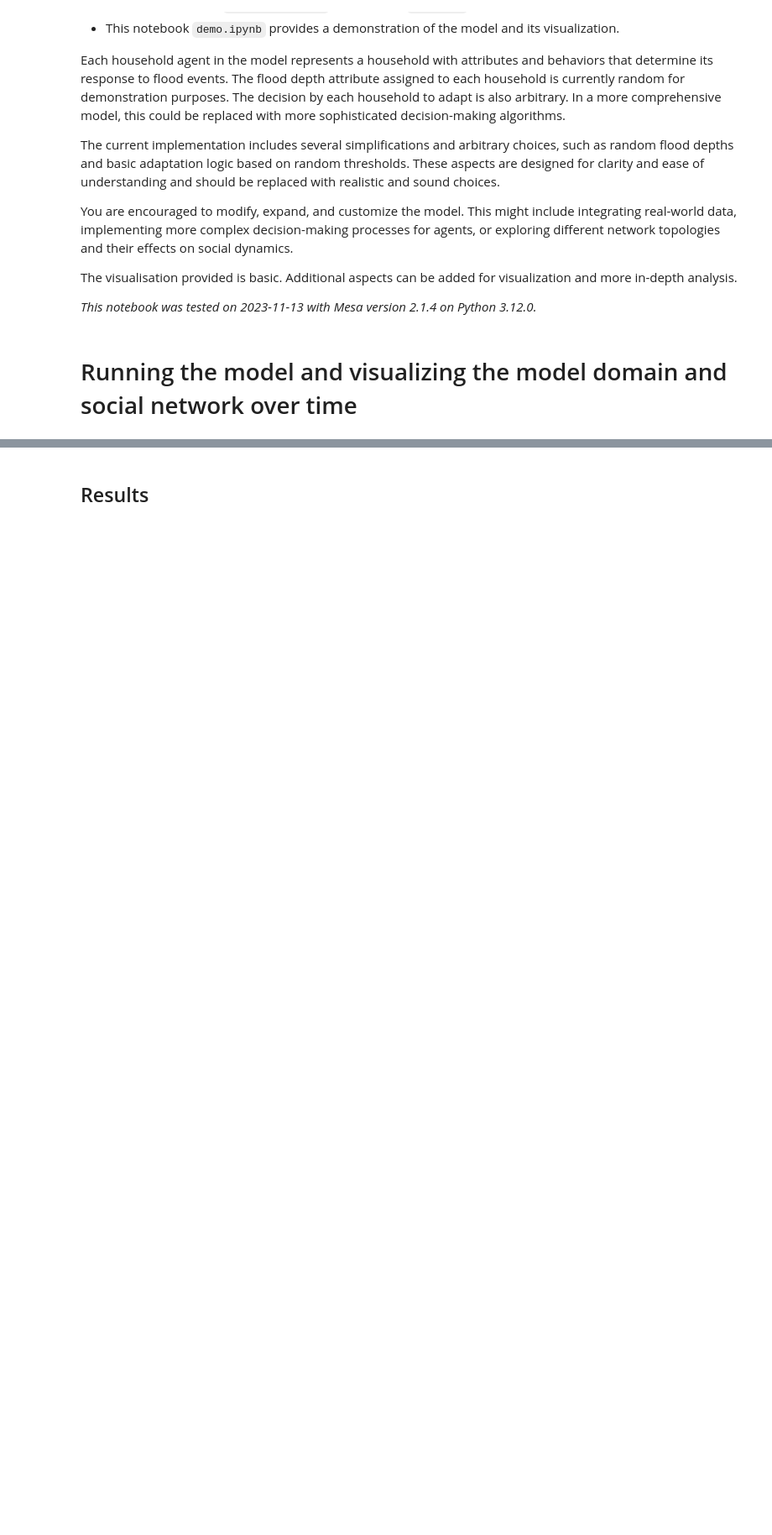
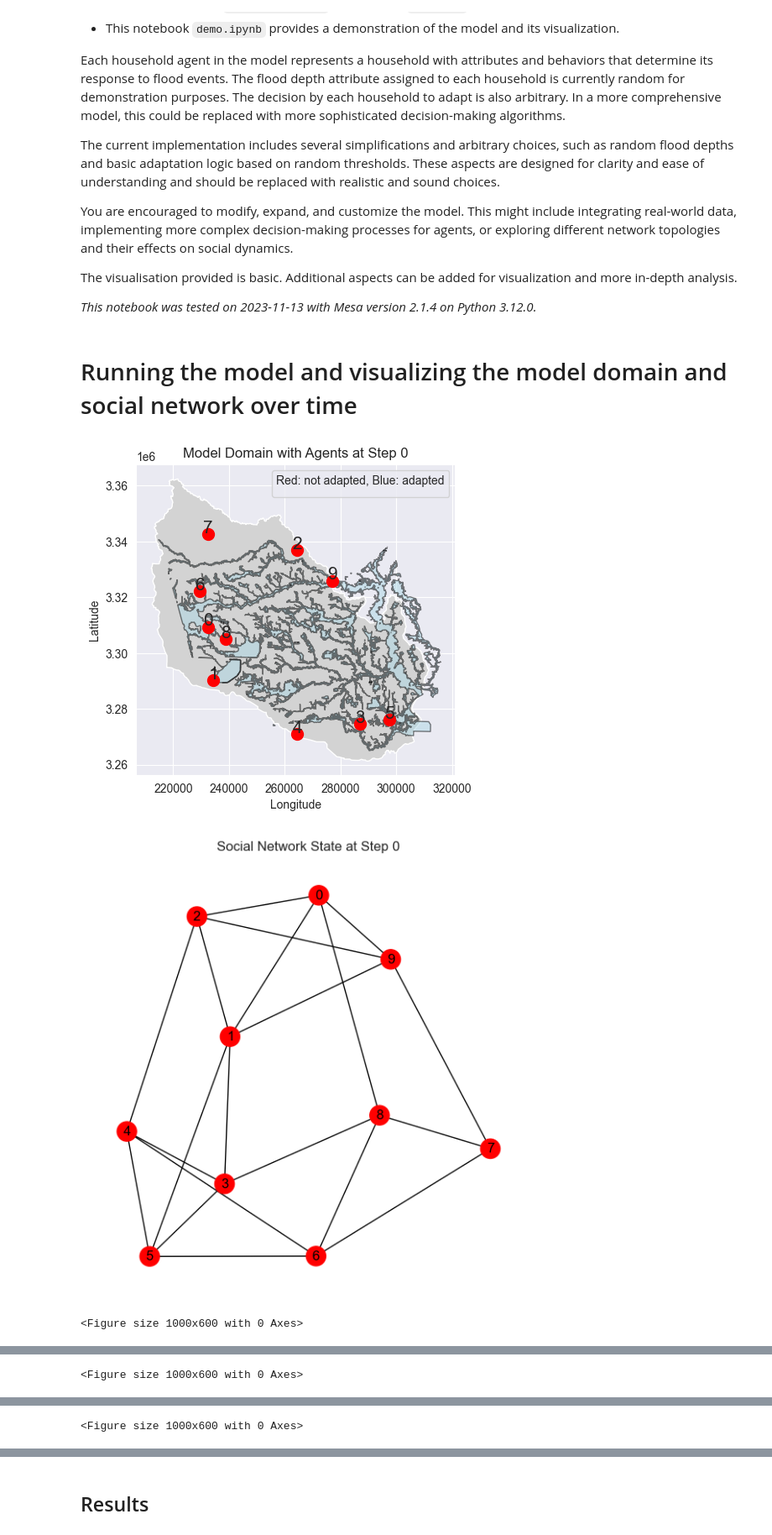
Before and after one commit to roesel1/FloodModel.3-2-2024, a Jupyter notebook: demo.ipynb, the cells around one changed output, grey strips where cells are left out. Shown at 84% size. Drawn from its saved outputs; the diff is of its cells as text; code cells hidden in the pictures; blank space fills up the shorter version.

```diff
--- a/demo.ipynb
+++ b/demo.ipynb
@@ -28 +29,54 @@ import warnings
 import random
+# %%
+from model import AdaptationModel
+import matplotlib.pyplot as plt
+import networkx as nx
+
+# Initialize the Adaptation Model with 50 household agents.
+model = AdaptationModel(number_of_households=10, flood_map_choice="harvey", network="watts_strogatz") # flood_map_choice can be "harvey", "100yr", or "500yr"
+
+# Calculate positions of nodes for the network plot.
+# The spring_layout function positions nodes using a force-directed algorithm,
+# which helps visualize the structure of the social network.
+pos = nx.spring_layout(model.G)
+
+# Define a function to plot agents on the network.
+# This function takes a matplotlib axes object and the model as inputs.
+def plot_network(ax, model):
+    # Clear the current axes.
+    ax.clear()
+    # Determine the color of each node (agent) based on their adaptation status.
+    colors = ['blue' if agent.is_adapted else 'red' for agent in model.schedule.agents]
+    # Draw the network with node colors and labels.
+    nx.draw(model.G, pos, node_color=colors, with_labels=True, ax=ax)
+    # Set the title of the plot with the current step number.
+    ax.set_title(f"Social Network State at Step {model.schedule.steps}", fontsize=12)
+
+# Generate the initial plots at step 0.
+# Plot the spatial distribution of agents. This is a function written in the model.py
+model.plot_model_domain_with_agents()
+
+# Plot the initial state of the social network.
+fig, ax = plt.subplots(figsize=(7, 7))
+plot_network(ax, model)
+plt.show()
+
+# Run the model for 20 steps and generate plots every 5 steps.
+for step in range(20):
+    model.step()
+
+    # Every 5 steps, generate and display plots for both the spatial distribution and network.
+    # Note the first step is step 0, so the plots will be generated at steps 4, 9, 14, and 19, which are the 5th, 10th, 15th, and 20th steps.
+    if (step + 1) % 5 == 0:
+        # Plot for the spatial map showing agent locations and adaptation status.
+        plt.figure(figsize=(10, 6))
+        model.plot_model_domain_with_agents()
+
+        # Plot for the social network showing connections and adaptation statuses.
+        fig, ax = plt.subplots(figsize=(7, 7))
+        plot_network(ax, model)
+        plt.show()
+# %% [output]
+[figure, added]
+[figure, added]
+<Figure size 1000x600 with 0 Axes>
@@ -28,0 +85 @@ import random
+<Figure size 1000x600 with 0 Axes>
@@ -28,0 +88 @@ import random
+<Figure size 1000x600 with 0 Axes>
```
Also changed, not shown: parts of 15 cells of this notebook, 2 other files.
